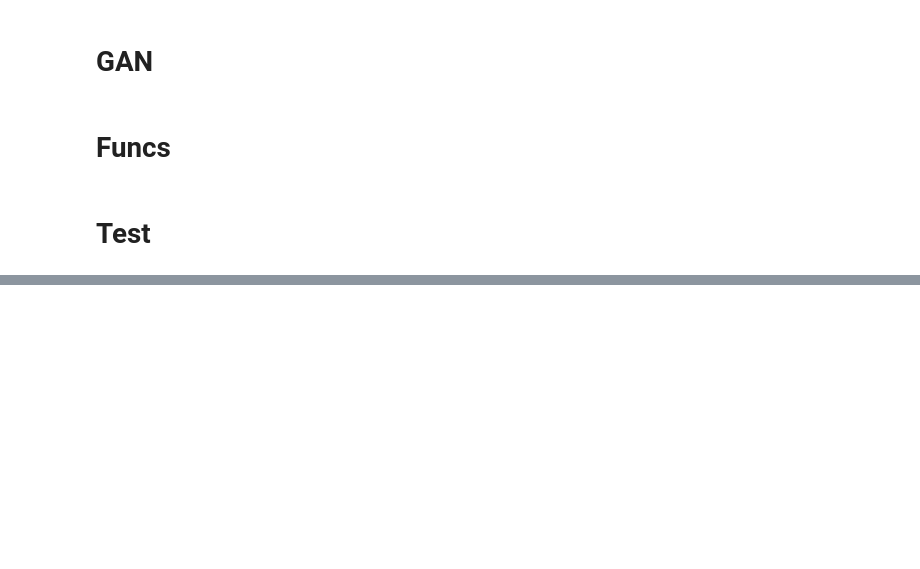
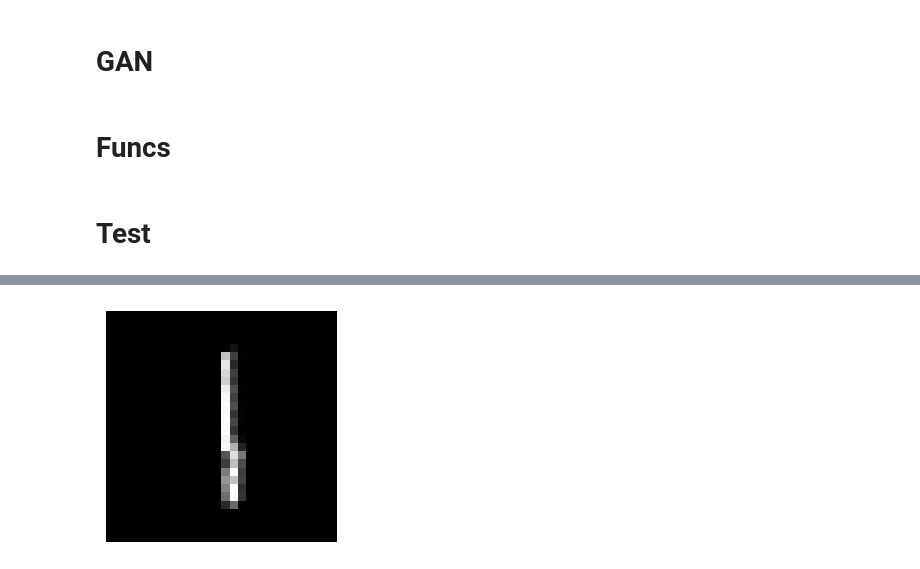
Before and after one commit to Jrol123/Big_data, a Jupyter notebook: S6/D2/L8/L8_b.ipynb, the cells around one changed output, grey strips where cells are left out. Cells and saved outputs as stored; diff of their text form; code cells hidden in the pictures; blank space fills up the shorter version.

```diff
--- a/S6/D2/L8/L8_b.ipynb
+++ b/S6/D2/L8/L8_b.ipynb
@@ -287,5 +308,7 @@ gan.generator.save("models_b/generator.keras")
 # %%
 noise = tf.random.normal([1, LATENT_DIM])
-generated_image = generator(noise, training=False)
+generated_image = gan.generator(noise, training=False)
 
 draw_image(generated_image, generated_image.shape)
+# %% [output]
+[figure, added]
```
Also changed, not shown: parts of 2 cells of this notebook, 14 other files.
